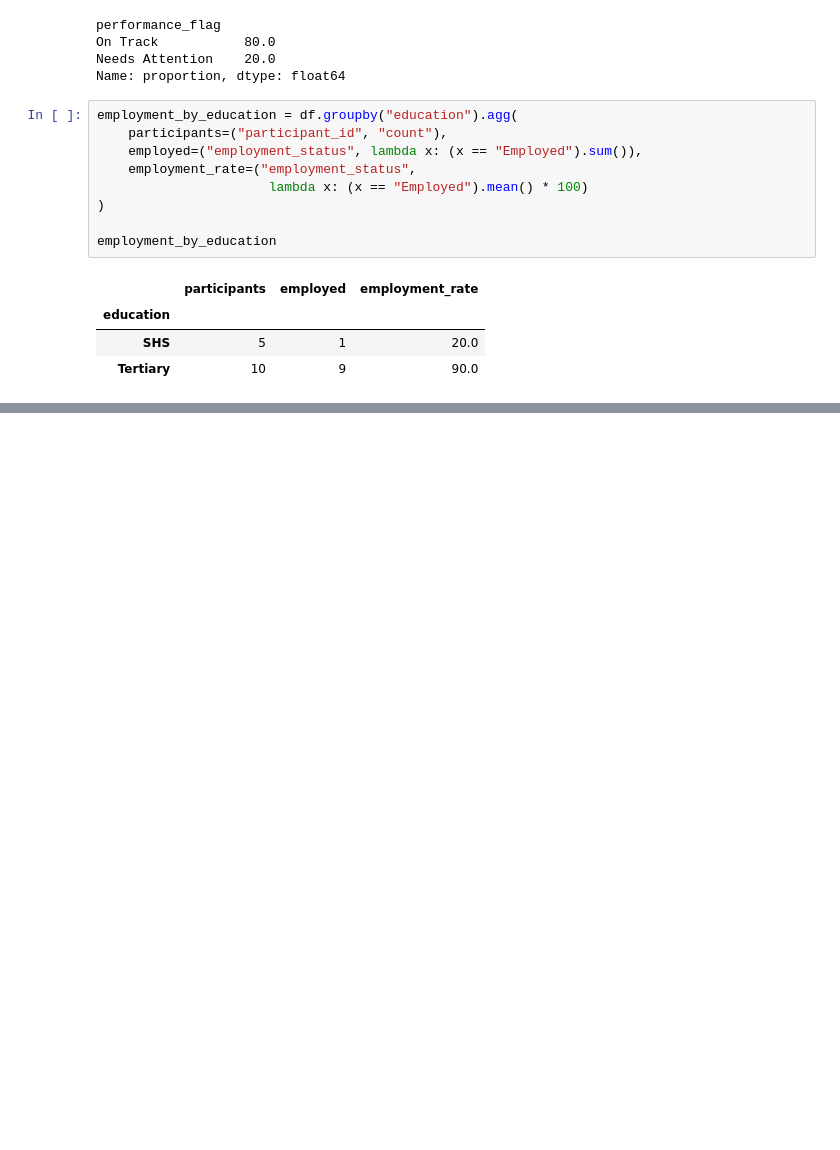
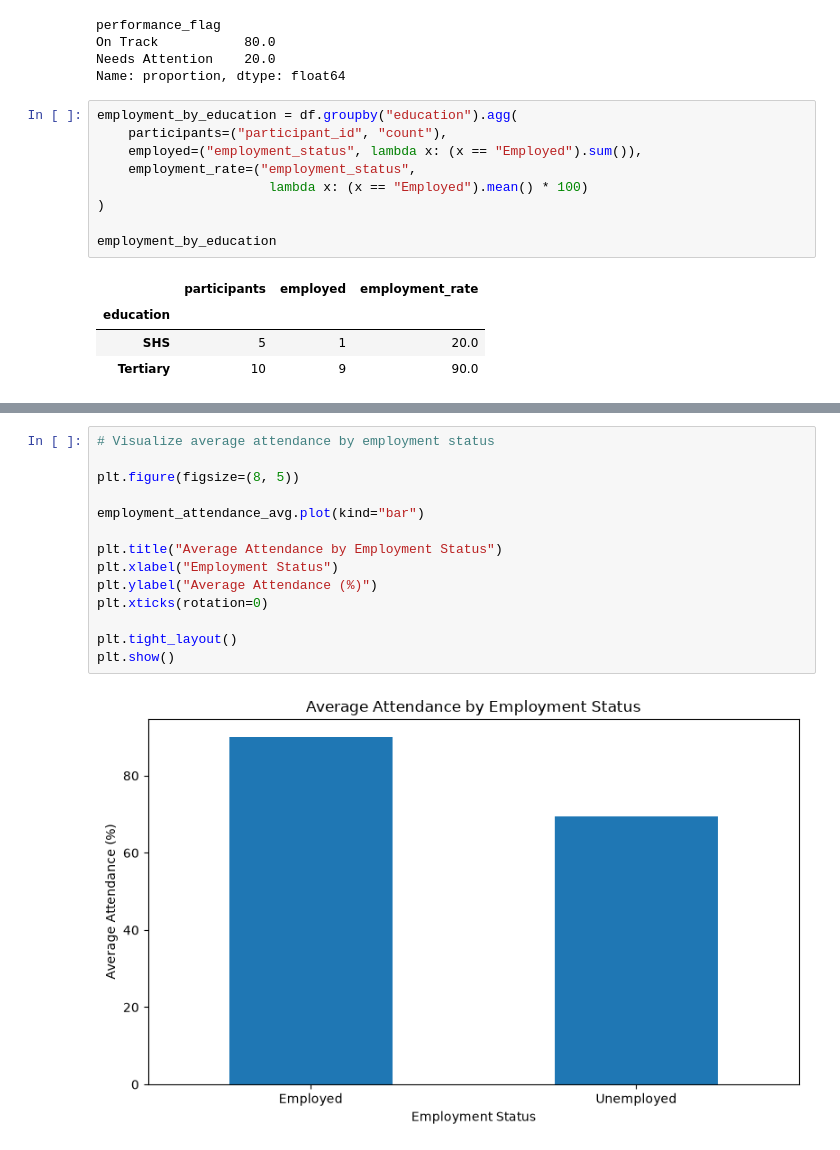
Before and after one commit to Lengman07/youth-skills-data-insights, a Jupyter notebook: notebooks/analysis.ipynb, the cells around one changed output, grey strips where cells are left out. Saved outputs shown, nothing was run; the diff lists cells and outputs as text; blank space fills up the shorter version.

```diff
--- a/notebooks/analysis.ipynb
+++ b/notebooks/analysis.ipynb
@@ -347,0 +455,16 @@ employment_by_education
+# %%
+# Visualize average attendance by employment status
+
+plt.figure(figsize=(8, 5))
+
+employment_attendance_avg.plot(kind="bar")
+
+plt.title("Average Attendance by Employment Status")
+plt.xlabel("Employment Status")
+plt.ylabel("Average Attendance (%)")
+plt.xticks(rotation=0)
+
+plt.tight_layout()
+plt.show()
+# %% [output]
+[figure, added]
```
Also changed, not shown: parts of 20 cells of this notebook, 4 other files.
